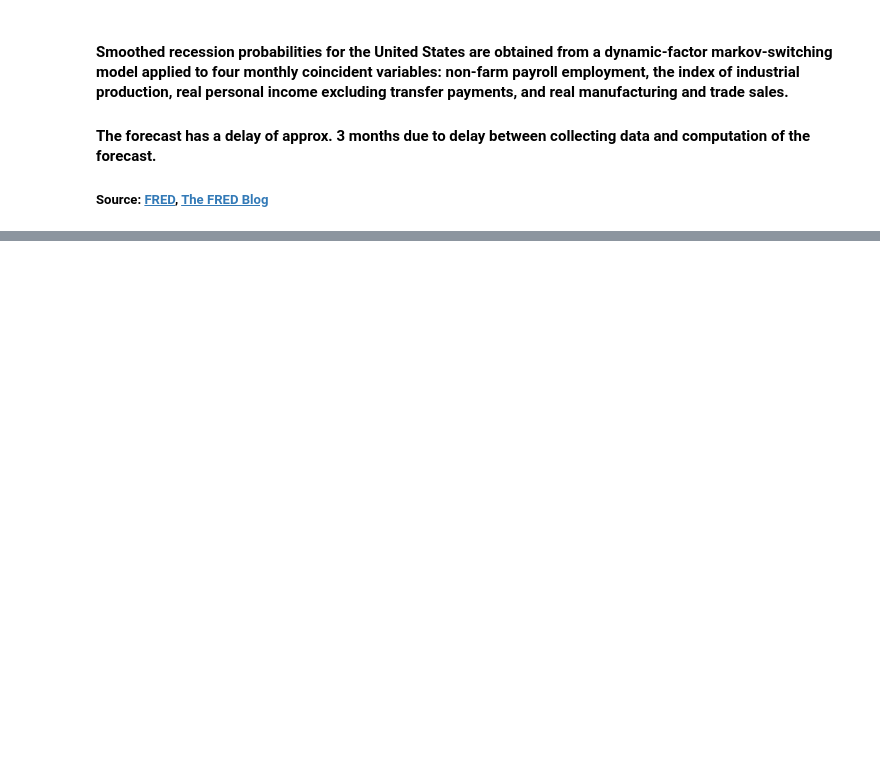
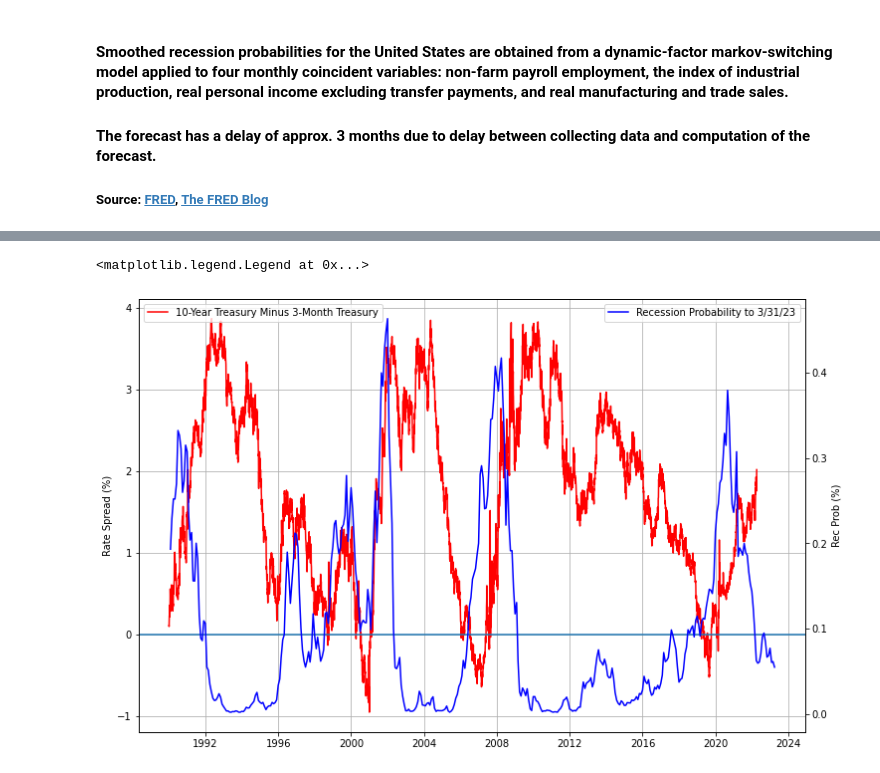
Before and after one commit to dbogatic/economic-indicators, a Jupyter notebook: recession_probability.ipynb, the cells around one changed output, grey strips where cells are left out. Drawn from its saved outputs; the diff is of its cells as text; code cells hidden in the pictures; blank space fills up the shorter version.

```diff
--- a/recession_probability.ipynb
+++ b/recession_probability.ipynb
@@ -96,0 +136,3 @@ ax2.axhline(y=20)
+# %%
+treasury_spread_recession_prob = pd.read_excel('/Users/draganbogatic/Documents/Fin_Tech/economic-indicators/resources/allmonth.xls', index_col='Date')
+treasury_spread_recession_prob['Rec_prob']['1990':]
@@ -96,0 +153,16 @@ ax2.axhline(y=20)
+# %%
+# Plot Ten Year-3 Month Treasury spread vs Recession Probability till 03/31/23
+fig, ax = plt.subplots(figsize=(12,8))
+plt.plot(ten_three_treasury_spread, label ='10-Year Treasury Minus 3-Month Treasury', color='r')
+ax.set_ylabel('Rate Spread (%)')
+plt.grid()
+ax.legend(loc='upper left')
+ax.axhline(y=0)
+
+ax2 = ax.twinx()
+plt.plot(treasury_spread_recession_prob['Rec_prob']['1990':], label ='Recession Probability to 3/31/23', color='b')
+ax2.set_ylabel('Rec Prob (%)')
+ax2.legend(loc='upper right')
+# %% [output]
+<matplotlib.legend.Legend at 0x...>
+[figure, added]
```
Also changed, not shown: parts of 14 cells of this notebook, 10 other files.
